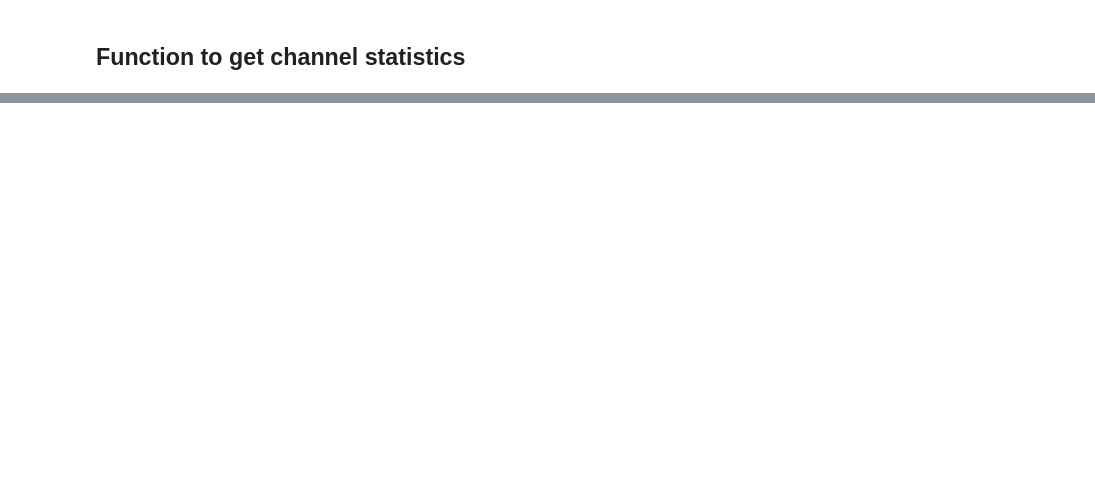
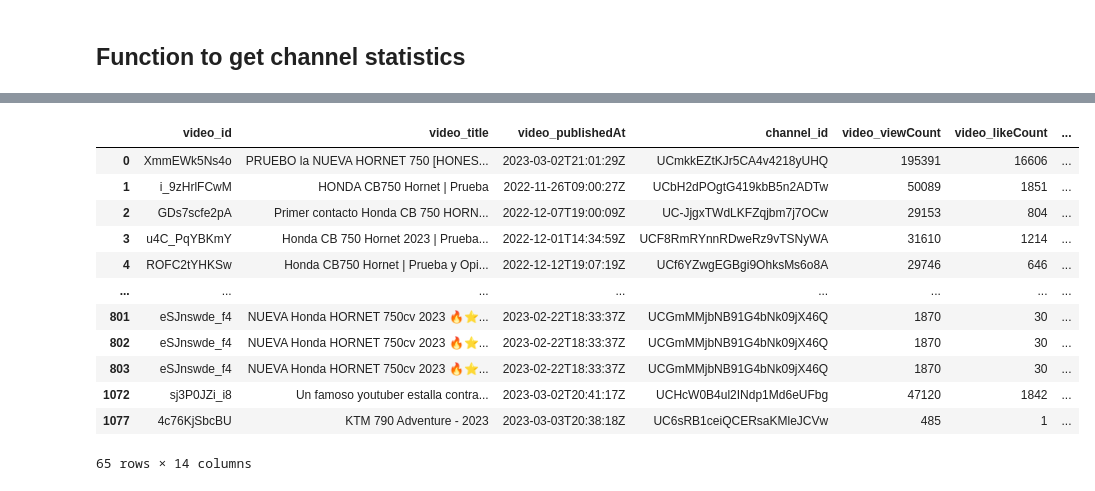
Before and after one commit to AdDoval/YT_project, a Jupyter notebook: main.ipynb, the cells around one changed output, grey strips where cells are left out. Saved outputs shown, nothing was run; the diff lists cells and outputs as text; code cells hidden in the pictures; blank space fills up the shorter version.

```diff
--- a/main.ipynb
+++ b/main.ipynb
@@ -136,0 +203,6 @@ display(channel_stats_table)
+# %%
+#first we need to rename the chanel id colum in video_stats_table.
+video_stats_table.rename(columns = {'video_channelId':'channel_id'}, inplace = True)
+
+#now we can merge both tables on channel_id:
+merged_table = video_stats_table.merge(channel_stats_table, how="left", on="channel_id")
@@ -136,0 +218,16 @@ display(channel_stats_table)
+# %%
+merged_table[merged_table["channel_country"] == "ES"]
+# %% [output]
+|  | video_id | video_title | video_publishedAt | channel_id | video_viewCount | video_likeCount | ... |
+| 0 | XmmEWk5Ns4o | PRUEBO la NUEVA HORNET 750 [HONES... | 2023-03-02T21:01:29Z | UCmkkEZtKJr5CA4v4218yUHQ | 195391 | 16606 | ... |
+| 1 | i_9zHrlFCwM | HONDA CB750 Hornet | Prueba | 2022-11-26T09:00:27Z | UCbH2dPOgtG419kbB5n2ADTw | 50089 | 1851 | ... |
+| 2 | GDs7scfe2pA | Primer contacto Honda CB 750 HORN... | 2022-12-07T19:00:09Z | UC-JjgxTWdLKFZqjbm7j7OCw | 29153 | 804 | ... |
+| 3 | u4C_PqYBKmY | Honda CB 750 Hornet 2023 | Prueba... | 2022-12-01T14:34:59Z | UCF8RmRYnnRDweRz9vTSNyWA | 31610 | 1214 | ... |
+| 4 | ROFC2tYHKSw | Honda CB750 Hornet | Prueba y Opi... | 2022-12-12T19:07:19Z | UCf6YZwgEGBgi9OhksMs6o8A | 29746 | 646 | ... |
+| ... | ... | ... | ... | ... | ... | ... | ... |
+| 801 | eSJnswde_f4 | NUEVA Honda HORNET 750cv 2023 🔥⭐️... | 2023-02-22T18:33:37Z | UCGmMMjbNB91G4bNk09jX46Q | 1870 | 30 | ... |
+| 802 | eSJnswde_f4 | NUEVA Honda HORNET 750cv 2023 🔥⭐️... | 2023-02-22T18:33:37Z | UCGmMMjbNB91G4bNk09jX46Q | 1870 | 30 | ... |
+| 803 | eSJnswde_f4 | NUEVA Honda HORNET 750cv 2023 🔥⭐️... | 2023-02-22T18:33:37Z | UCGmMMjbNB91G4bNk09jX46Q | 1870 | 30 | ... |
+| 1072 | sj3P0JZi_i8 | Un famoso youtuber estalla contra... | 2023-03-02T20:41:17Z | UCHcW0B4ul2INdp1Md6eUFbg | 47120 | 1842 | ... |
+| 1077 | 4c76KjSbcBU | KTM 790 Adventure - 2023 | 2023-03-03T20:38:18Z | UC6sRB1ceiQCERsaKMleJCVw | 485 | 1 | ... |
+65 rows × 14 columns
```
Also changed, not shown: parts of 11 cells of this notebook, 2 other files.
